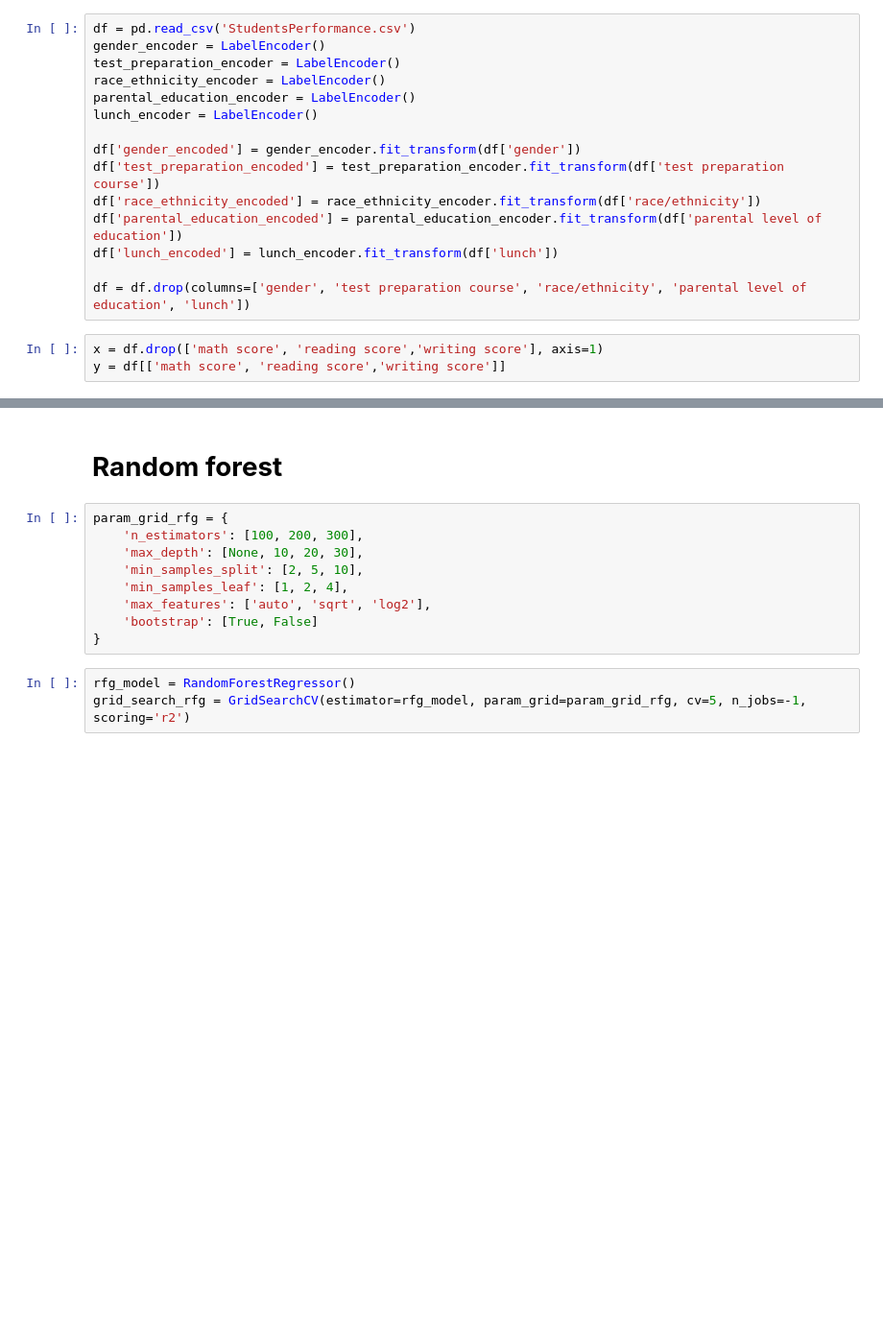
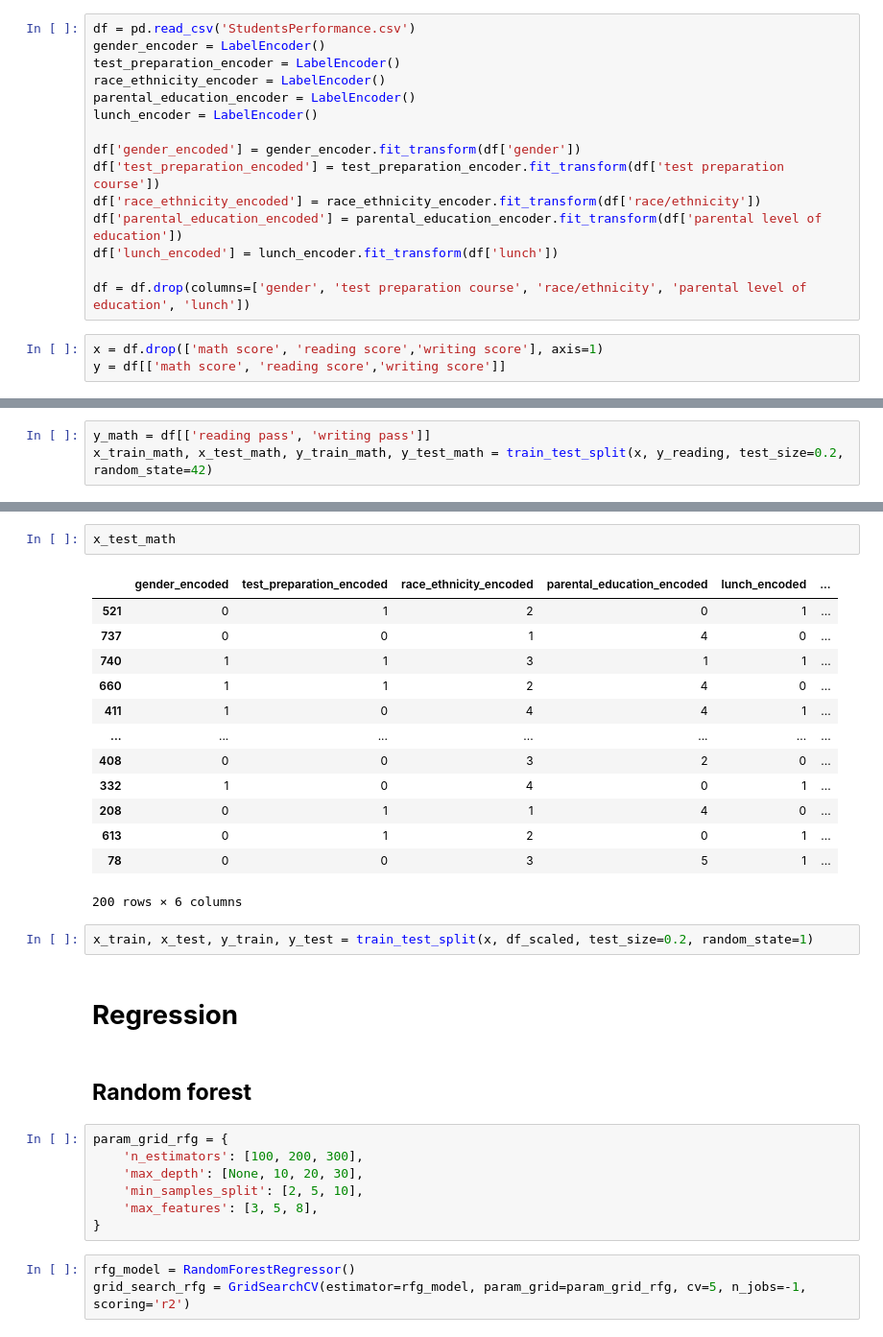
Before and after one commit to WilmerSoto/PrediccionExamen, a Jupyter notebook: Trabajo_final.ipynb, the cells around one changed output, grey strips where cells are left out. Shown at 96% size. Saved outputs shown, nothing was run; the diff lists cells and outputs as text; blank space fills up the shorter version.

```diff
--- a/Trabajo_final.ipynb
+++ b/Trabajo_final.ipynb
@@ -43,0 +148,3 @@ y = df[['math score', 'reading score','writing score']]
+# %%
+y_math = df[['reading pass', 'writing pass']]
+x_train_math, x_test_math, y_train_math, y_test_math = train_test_split(x, y_reading, test_size=0.2, random_state=42)
@@ -44,13 +167,31 @@ y = df[['math score', 'reading score','writing score']]
+# %%
+x_test_math
+# %% [output]
+|  | gender_encoded | test_preparation_encoded | race_ethnicity_encoded | parental_education_encoded | lunch_encoded | ... |
+| 521 | 0 | 1 | 2 | 0 | 1 | ... |
+| 737 | 0 | 0 | 1 | 4 | 0 | ... |
+| 740 | 1 | 1 | 3 | 1 | 1 | ... |
+| 660 | 1 | 1 | 2 | 4 | 0 | ... |
+| 411 | 1 | 0 | 4 | 4 | 1 | ... |
+| ... | ... | ... | ... | ... | ... | ... |
+| 408 | 0 | 0 | 3 | 2 | 0 | ... |
+| 332 | 1 | 0 | 4 | 0 | 1 | ... |
+| 208 | 0 | 1 | 1 | 4 | 0 | ... |
+| 613 | 0 | 1 | 2 | 0 | 1 | ... |
+| 78 | 0 | 0 | 3 | 5 | 1 | ... |
+200 rows × 6 columns
+# %%
+x_train, x_test, y_train, y_test = train_test_split(x, df_scaled, test_size=0.2, random_state=1)
+# %% [markdown]
+# **Regression**
 # %% [markdown]
-# **Random forest**
+## **Random forest**
 # %%
 param_grid_rfg = {
     'n_estimators': [100, 200, 300],
     'max_depth': [None, 10, 20, 30],
     'min_samples_split': [2, 5, 10],
-    'min_samples_leaf': [1, 2, 4],
-    'max_features': ['auto', 'sqrt', 'log2'],
-    'bootstrap': [True, False]
+    'max_features': [3, 5, 8],
 }
 # %%
 rfg_model = RandomForestRegressor()
```
Also changed, not shown: parts of 129 cells of this notebook.
